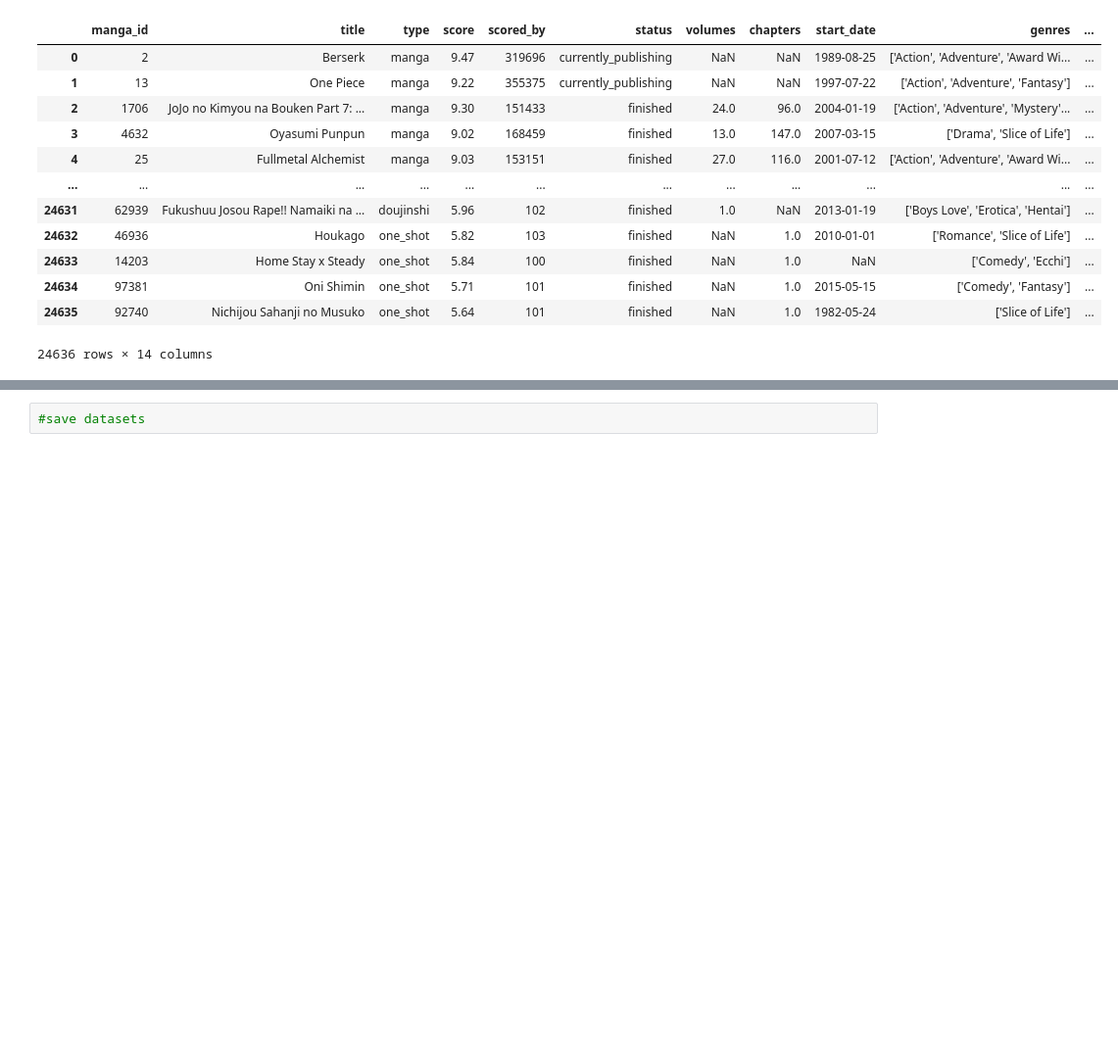
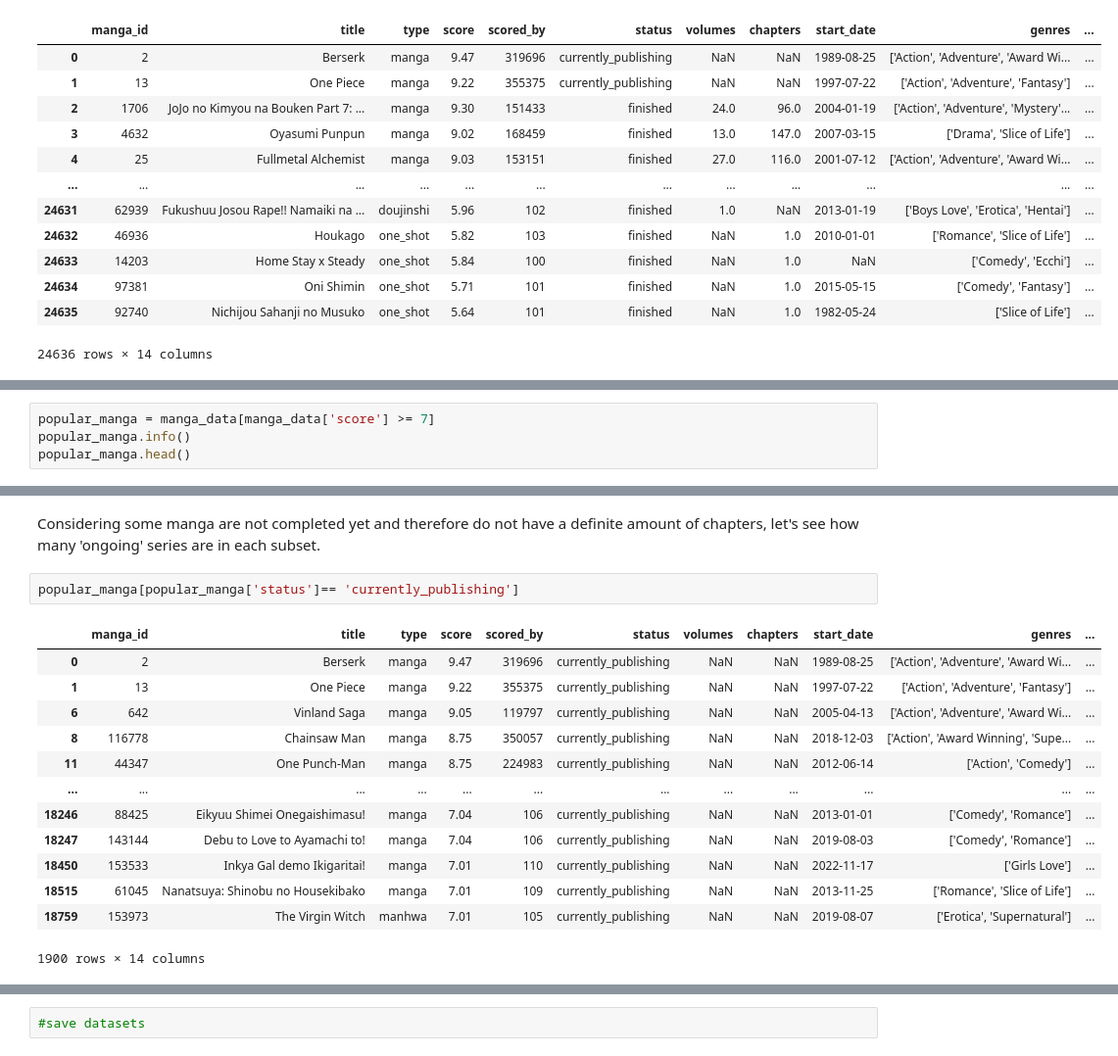
Before and after one commit to Sjue/Anime-Features, a Jupyter notebook: Cap2.ipynb, the cells around one changed output, grey strips where cells are left out. Shown at 98% size. Drawn from its saved outputs; the diff is of its cells as text; blank space fills up the shorter version.

```diff
--- a/Cap2.ipynb
+++ b/Cap2.ipynb
@@ -307,0 +461,4 @@ manga_data
+# %%
+popular_manga = manga_data[manga_data['score'] >= 7]
+popular_manga.info()
+popular_manga.head()
@@ -307,0 +593,18 @@ manga_data
+# %% [markdown]
+Considering some manga are not completed yet and therefore do not have a definite amount of chapters, let's see how many 'ongoing' series are in each subset.
+# %%
+popular_manga[popular_manga['status']== 'currently_publishing']
+# %% [output]
+|  | manga_id | title | type | score | scored_by | status | volumes | chapters | start_date | genres | ... |
+| 0 | 2 | Berserk | manga | 9.47 | 319696 | currently_publishing | NaN | NaN | 1989-08-25 | ['Action', 'Adventure', 'Award Wi... | ... |
+| 1 | 13 | One Piece | manga | 9.22 | 355375 | currently_publishing | NaN | NaN | 1997-07-22 | ['Action', 'Adventure', 'Fantasy'] | ... |
+| 6 | 642 | Vinland Saga | manga | 9.05 | 119797 | currently_publishing | NaN | NaN | 2005-04-13 | ['Action', 'Adventure', 'Award Wi... | ... |
+| 8 | 116778 | Chainsaw Man | manga | 8.75 | 350057 | currently_publishing | NaN | NaN | 2018-12-03 | ['Action', 'Award Winning', 'Supe... | ... |
+| 11 | 44347 | One Punch-Man | manga | 8.75 | 224983 | currently_publishing | NaN | NaN | 2012-06-14 | ['Action', 'Comedy'] | ... |
+| ... | ... | ... | ... | ... | ... | ... | ... | ... | ... | ... | ... |
+| 18246 | 88425 | Eikyuu Shimei Onegaishimasu! | manga | 7.04 | 106 | currently_publishing | NaN | NaN | 2013-01-01 | ['Comedy', 'Romance'] | ... |
+| 18247 | 143144 | Debu to Love to Ayamachi to! | manga | 7.04 | 106 | currently_publishing | NaN | NaN | 2019-08-03 | ['Comedy', 'Romance'] | ... |
+| 18450 | 153533 | Inkya Gal demo Ikigaritai! | manga | 7.01 | 110 | currently_publishing | NaN | NaN | 2022-11-17 | ['Girls Love'] | ... |
+| 18515 | 61045 | Nanatsuya: Shinobu no Housekibako | manga | 7.01 | 109 | currently_publishing | NaN | NaN | 2013-11-25 | ['Romance', 'Slice of Life'] | ... |
+| 18759 | 153973 | The Virgin Witch | manhwa | 7.01 | 105 | currently_publishing | NaN | NaN | 2019-08-07 | ['Erotica', 'Supernatural'] | ... |
+1900 rows × 14 columns
```
Also changed, not shown: parts of 23 cells of this notebook.
